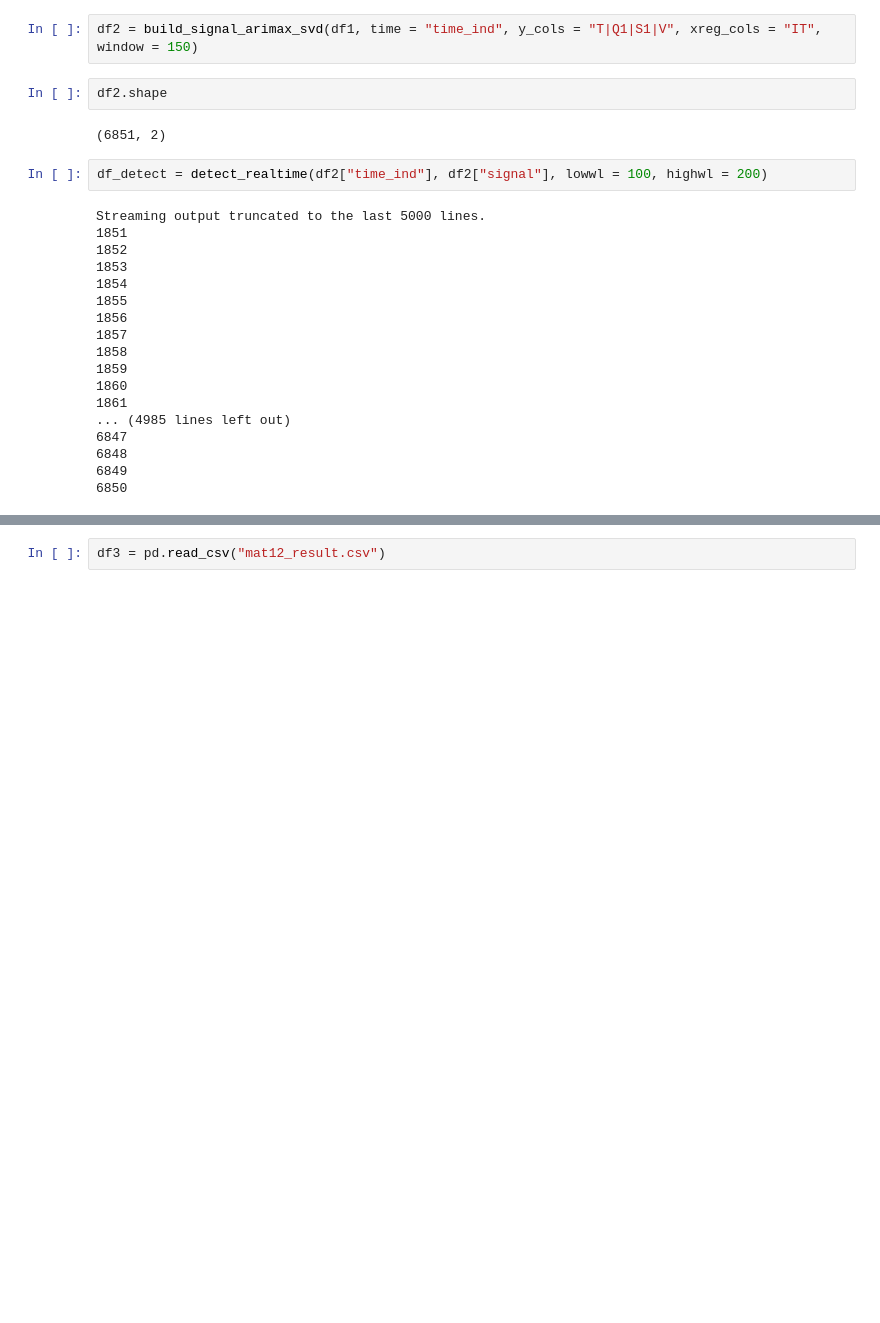
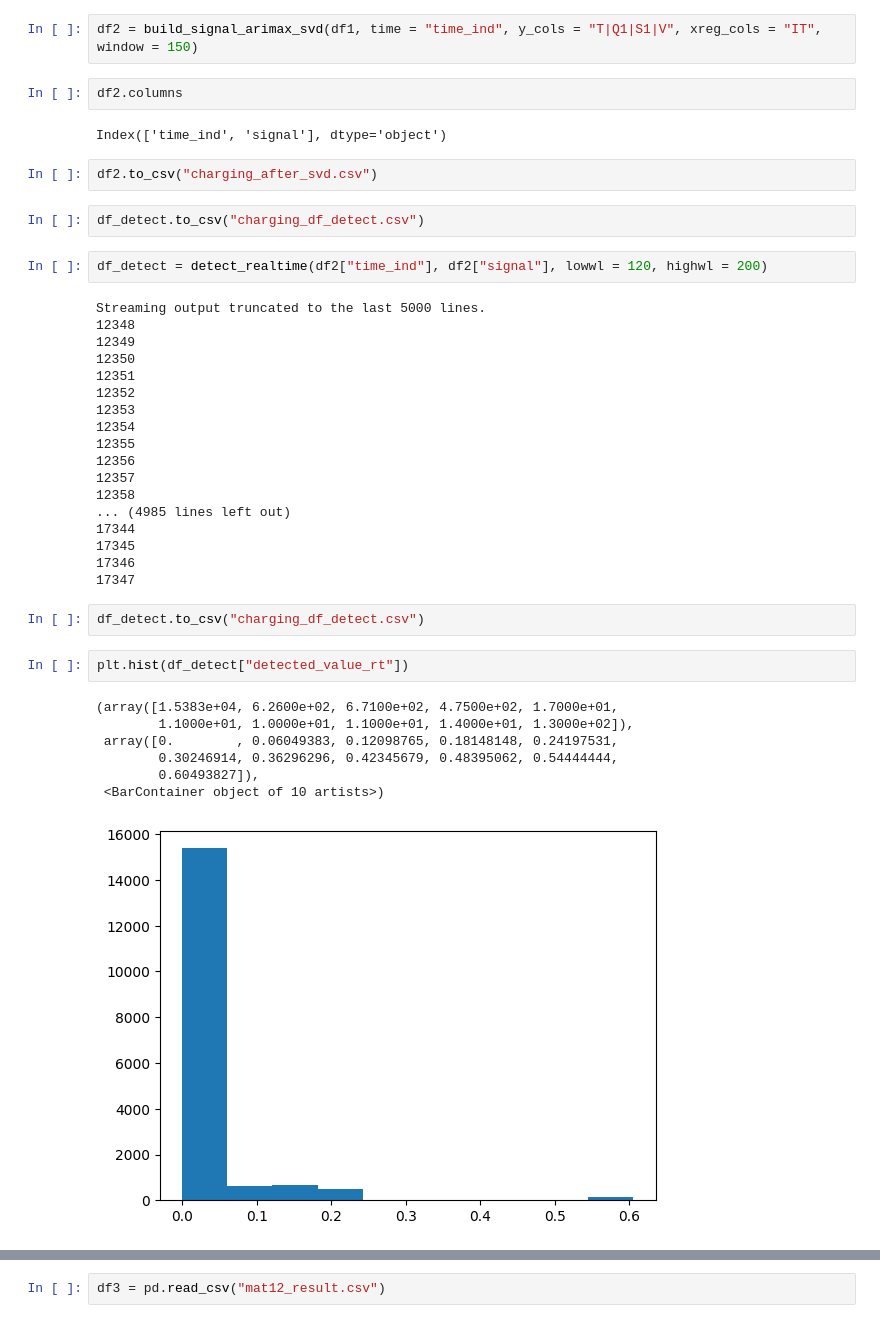
Before and after one commit to rhqrhq/Adversarial_Examples_Papers, a Jupyter notebook: pTRpred.ipynb, the cells around one changed output, grey strips where cells are left out. Cells and saved outputs as stored; diff of their text form; blank space fills up the shorter version.

```diff
--- a/pTRpred.ipynb
+++ b/pTRpred.ipynb
@@ -1305,26 +1347,42 @@ Index(['T', 'Q1', 'S1', 'IT', 'V', 'time_ind'], dtype='object')
 # %%
 df2 = build_signal_arimax_svd(df1, time = "time_ind", y_cols = "T|Q1|S1|V", xreg_cols = "IT", window = 150)
 # %%
-df2.shape
+df2.columns
 # %% [output]
-(6851, 2)
+Index(['time_ind', 'signal'], dtype='object')
+# %%
+df2.to_csv("charging_after_svd.csv")
+# %%
+df_detect.to_csv("charging_df_detect.csv")
 # %%
-df_detect = detect_realtime(df2["time_ind"], df2["signal"], lowwl = 100, highwl = 200)
+df_detect = detect_realtime(df2["time_ind"], df2["signal"], lowwl = 120, highwl = 200)
 # %% [output]
 Streaming output truncated to the last 5000 lines.
-1851
-1852
-1853
-1854
-1855
-1856
-1857
-1858
-1859
-1860
-1861
+12348
+12349
+12350
+12351
+12352
+12353
+12354
+12355
+12356
+12357
+12358
 ... (4985 lines left out)
-6847
-6848
-6849
-6850
+17344
+17345
+17346
+17347
+# %%
+df_detect.to_csv("charging_df_detect.csv")
+# %%
+plt.hist(df_detect["detected_value_rt"])
+# %% [output]
+(array([1.5383e+04, 6.2600e+02, 6.7100e+02, 4.7500e+02, 1.7000e+01,
+        1.1000e+01, 1.0000e+01, 1.1000e+01, 1.4000e+01, 1.3000e+02]),
+ array([0.        , 0.06049383, 0.12098765, 0.18148148, 0.24197531,
+        0.30246914, 0.36296296, 0.42345679, 0.48395062, 0.54444444,
+        0.60493827]),
+ <BarContainer object of 10 artists>)
+[figure, added]
```
Also changed, not shown: parts of 19 cells of this notebook.
